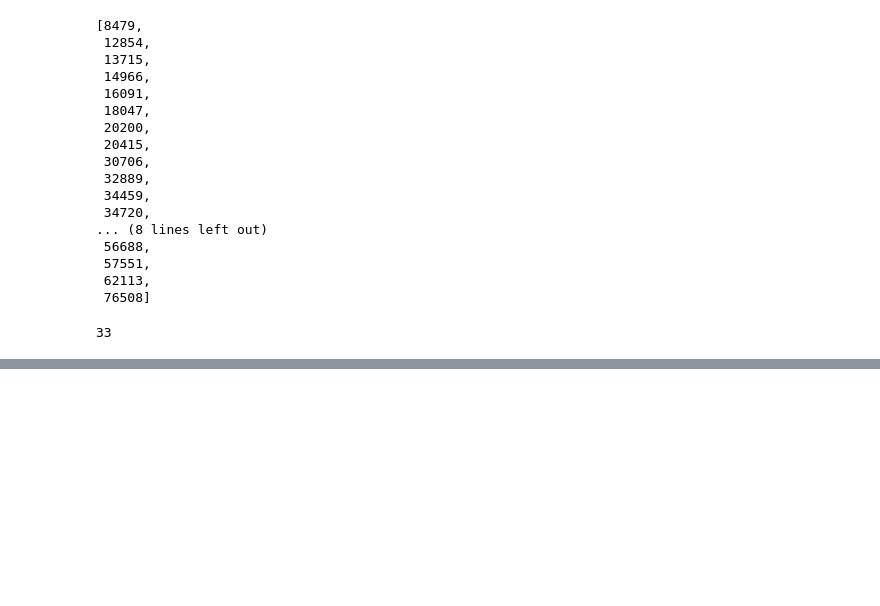
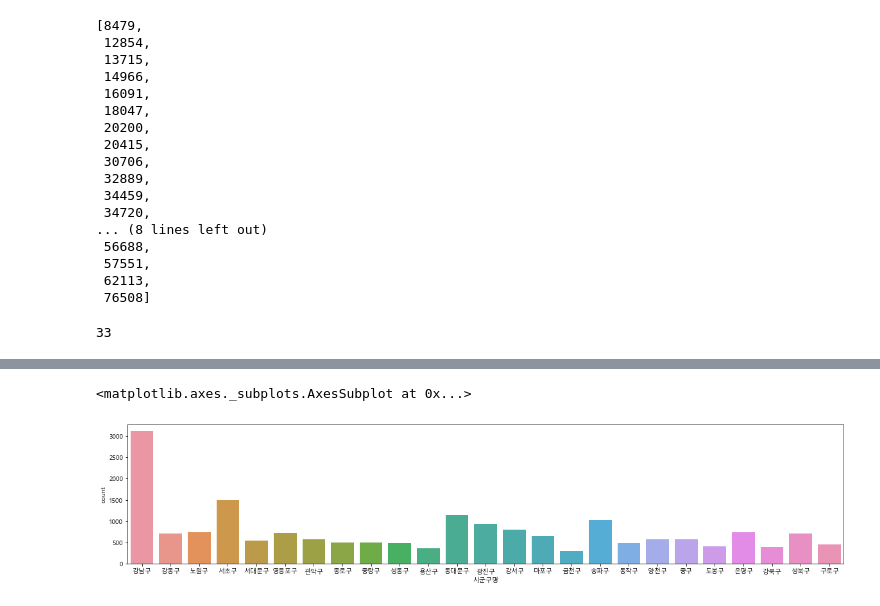
Before and after one commit to jang3463/python-practice, a Jupyter notebook: 서울 종합병원 분포 확인하기.ipynb, the cells around one changed output, grey strips where cells are left out. Cells and saved outputs as stored; diff of their text form; code cells hidden in the pictures; blank space fills up the shorter version.

```diff
--- a/서울 종합병원 분포 확인하기.ipynb
+++ b/서울 종합병원 분포 확인하기.ipynb
@@ -690,0 +709,7 @@ df_seoul_hospital['시군구명'].value_counts().plot.bar()
+# %%
+# 시군구명을 seaborn의 countplot으로 그립니다.
+plt.figure(figsize=(20,4))
+sns.countplot(data=df_seoul,x='시군구명')
+# %% [output]
+<matplotlib.axes._subplots.AxesSubplot at 0x...>
+[figure, added]
```
Also changed, not shown: parts of 18 cells of this notebook.
